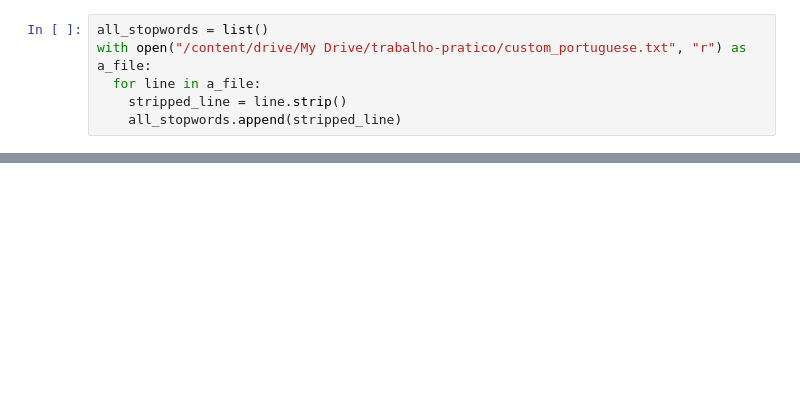
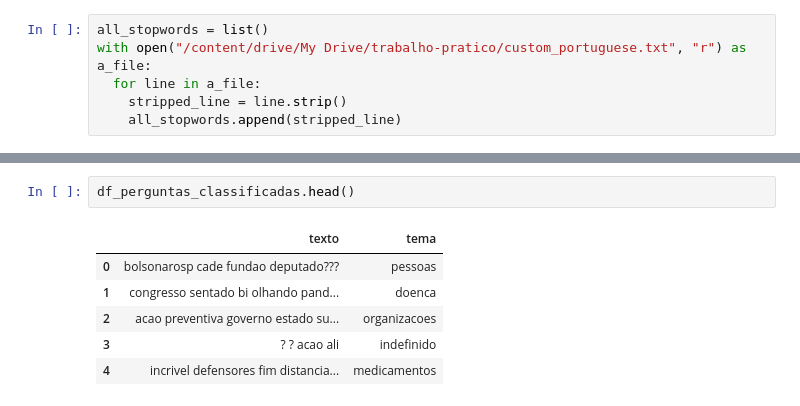
Before and after one commit to ednux/data-science-twitters-covid, a Jupyter notebook: main.ipynb, the cells around one changed output, grey strips where cells are left out. Cells and saved outputs as stored; diff of their text form; blank space fills up the shorter version.

```diff
--- a/main.ipynb
+++ b/main.ipynb
@@ -1021,0 +1108,9 @@ perguntas_lista[0]
+# %%
+df_perguntas_classificadas.head()
+# %% [output]
+|  | texto | tema |
+| 0 | bolsonarosp cade fundao deputado??? | pessoas |
+| 1 | congresso sentado bi olhando pand... | doenca |
+| 2 | acao preventiva governo estado su... | organizacoes |
+| 3 | ? ? acao ali | indefinido |
+| 4 | incrivel defensores fim distancia... | medicamentos |
```
Also changed, not shown: parts of 19 cells of this notebook.
